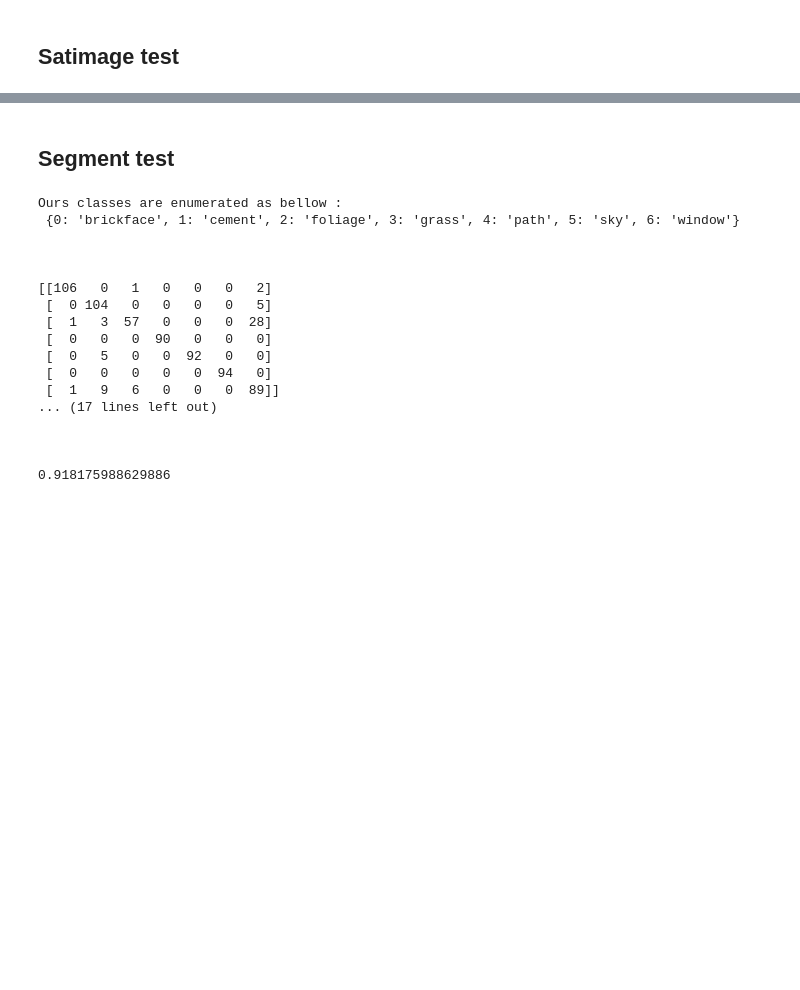
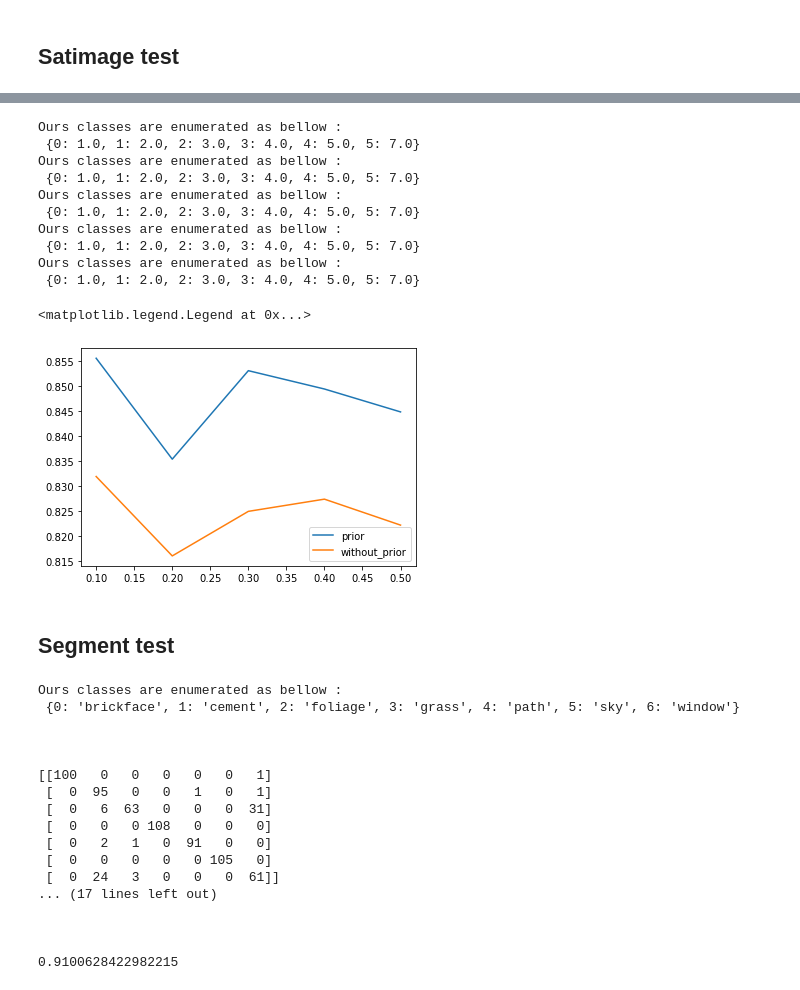
Before and after one commit to huydungasd/AOS1_project, a Jupyter notebook: Project.ipynb, the cells around one changed output, grey strips where cells are left out. Cells and saved outputs as stored; diff of their text form; code cells hidden in the pictures; blank space fills up the shorter version.

```diff
--- a/Project.ipynb
+++ b/Project.ipynb
@@ -330,11 +376,43 @@ print('\n\n', precision_score(np.argmax(Ztst_sat, axis=1), pred_sat_2, average='
+# %%
+cuts_off = np.array([0.1, 0.2, 0.3, 0.4, 0.5])
+prediction = np.zeros(len(cuts_off))
+prediction_without_prior = np.zeros(len(cuts_off))
+
+for i in range(len(cuts_off)):
+    Xapp_sat, Zapp_sat, Xtst_sat, Ztst_sat, mprior_sat, Sprior_sat = data_processing("dataset/satimage.csv")
+
+    pi_sat, mu_sat, Sig_sat = QDA(Xapp_sat, Zapp_sat, mprior_sat, df_exp_sat, Sprior_sat, df_cov_sat)
+    prob_sat, pred_sat = evaluation(Xtst_sat, pi_sat, mu_sat, Sig_sat)
+    prediction[i] = precision_score(np.argmax(Ztst_sat, axis=1), pred_sat, average='weighted')
+
+    pi_sat_2, mu_sat_2, Sig_sat_2 = QDA_without_prior(Xapp_sat, Zapp_sat)
+    prob_sat_2, pred_sat_2 = evaluation(Xtst_sat, pi_sat_2, mu_sat_2, Sig_sat_2)
+    prediction_without_prior[i] = precision_score(np.argmax(Ztst_sat, axis=1), pred_sat_2, average='weighted')
+
+plt.plot(cuts_off, prediction)
+plt.plot(cuts_off, prediction_without_prior)
+plt.legend(["prior", "without_prior"])
+# %% [output]
+Ours classes are enumerated as bellow :
+ {0: 1.0, 1: 2.0, 2: 3.0, 3: 4.0, 4: 5.0, 5: 7.0}
+Ours classes are enumerated as bellow :
+ {0: 1.0, 1: 2.0, 2: 3.0, 3: 4.0, 4: 5.0, 5: 7.0}
+Ours classes are enumerated as bellow :
+ {0: 1.0, 1: 2.0, 2: 3.0, 3: 4.0, 4: 5.0, 5: 7.0}
+Ours classes are enumerated as bellow :
+ {0: 1.0, 1: 2.0, 2: 3.0, 3: 4.0, 4: 5.0, 5: 7.0}
+Ours classes are enumerated as bellow :
+ {0: 1.0, 1: 2.0, 2: 3.0, 3: 4.0, 4: 5.0, 5: 7.0}
+<matplotlib.legend.Legend at 0x...>
+[figure, added]
 # %% [markdown]
 ## Segment test
 # %%
 Xapp_seg, Zapp_seg, Xtst_seg, Ztst_seg, mprior_seg, Sprior_seg = data_processing("dataset/segment.csv",
                                                                                 n_components_pca=18)
 
-df_exp_seg = 0.1
-df_cov_seg = 20
+df_exp_seg = 0.6
+df_cov_seg = Xapp_seg.shape[1] + 1
 
 pi_seg, mu_seg, Sig_seg = QDA(Xapp_seg, Zapp_seg, mprior_seg, df_exp_seg, Sprior_seg, df_cov_seg)
 prob_seg, pred_seg = evaluation(Xtst_seg, pi_seg, mu_seg, Sig_seg)
@@ -351,18 +429,18 @@ Ours classes are enumerated as bellow :
 
 
 
-[[106   0   1   0   0   0   2]
- [  0 104   0   0   0   0   5]
- [  1   3  57   0   0   0  28]
- [  0   0   0  90   0   0   0]
- [  0   5   0   0  92   0   0]
- [  0   0   0   0   0  94   0]
- [  1   9   6   0   0   0  89]]
+[[100   0   0   0   0   0   1]
+ [  0  95   0   0   1   0   1]
+ [  0   6  63   0   0   0  31]
+ [  0   0   0 108   0   0   0]
+ [  0   2   1   0  91   0   0]
+ [  0   0   0   0   0 105   0]
+ [  0  24   3   0   0   0  61]]
 ... (17 lines left out)
 
 
 
-0.918175988629886
+0.9100628422982215
 # %%
 pi_seg_2, mu_seg_2, Sig_seg_2 = QDA_without_prior(Xapp_seg, Zapp_seg)
 prob_seg_2, pred_seg_2 = evaluation(Xtst_seg, pi_seg_2, mu_seg_2, Sig_seg_2)
```
Also changed, not shown: parts of 12 cells of this notebook.
